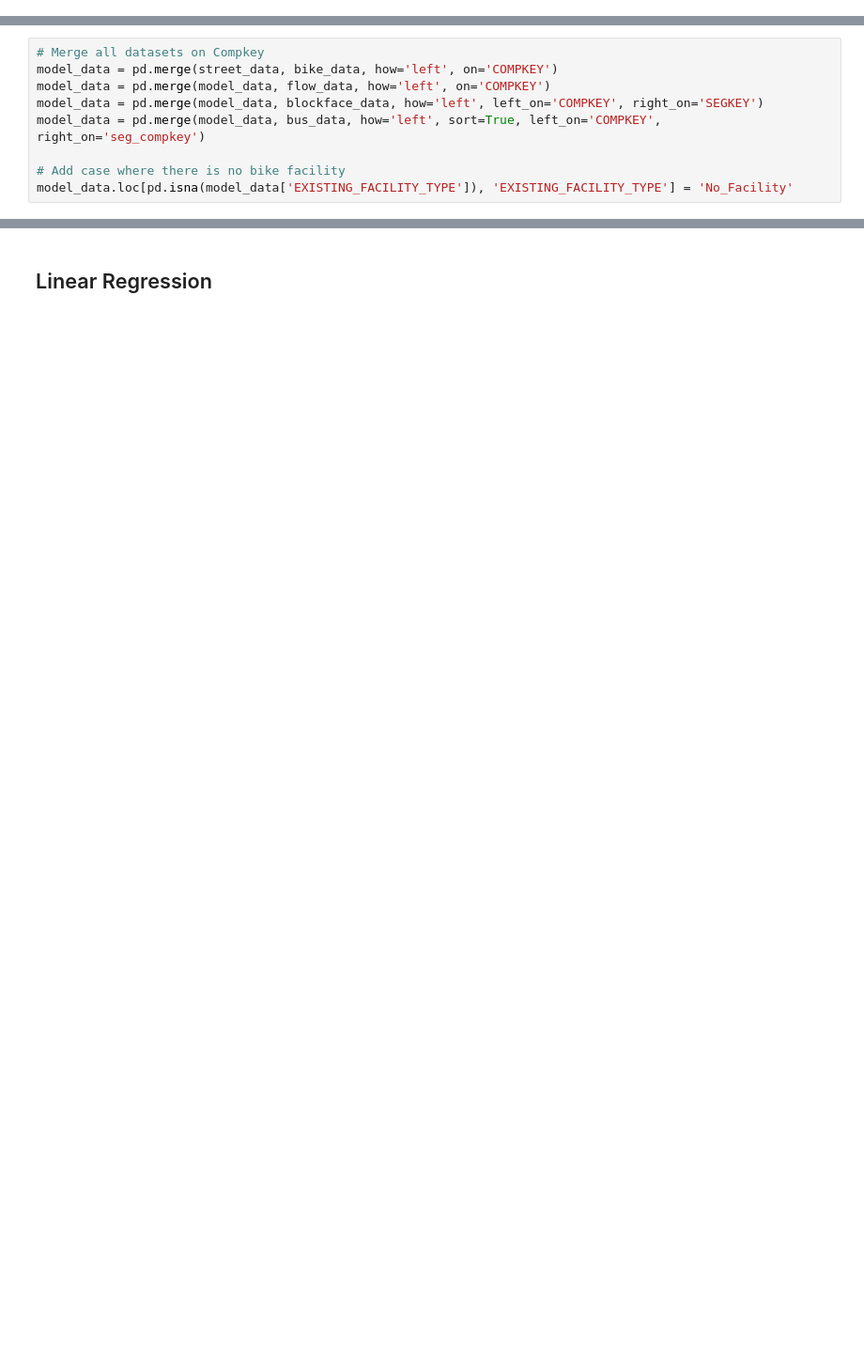
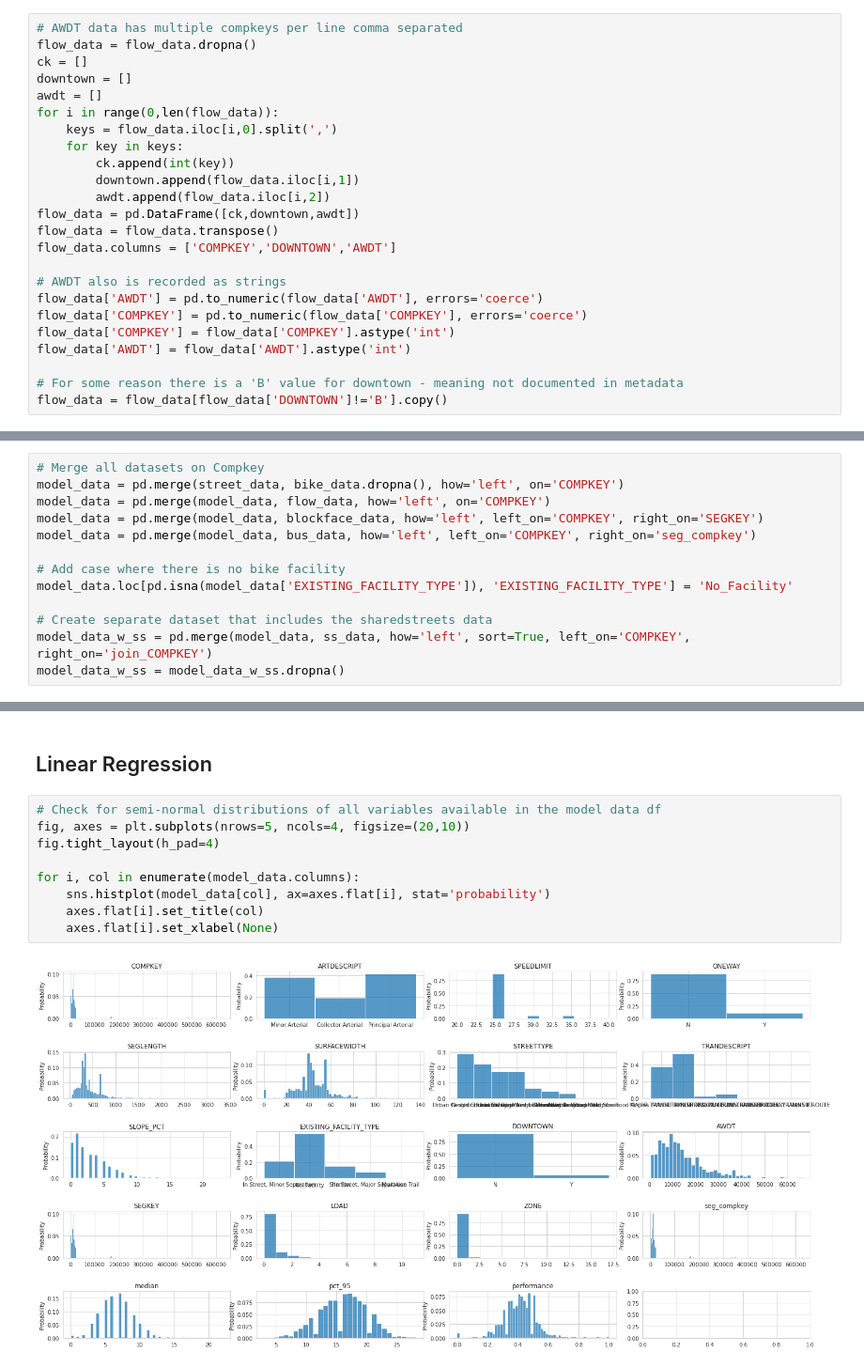
Before and after one commit to zackAemmer/transit_vis, a Jupyter notebook: transit_delay_modeling.ipynb, the cells around one changed output, grey strips where cells are left out. Shown at 94% size. Saved outputs shown, nothing was run; the diff lists cells and outputs as text; blank space fills up the shorter version.

Commit message:
Linear models

```diff
--- a/transit_delay_modeling.ipynb
+++ b/transit_delay_modeling.ipynb
@@ -58,3 +43,27 @@ flow_data['AWDT'] = flow_data['AWDT'].astype('int')
+# %%
+# AWDT data has multiple compkeys per line comma separated
+flow_data = flow_data.dropna()
+ck = []
+downtown = []
+awdt = []
+for i in range(0,len(flow_data)):
+    keys = flow_data.iloc[i,0].split(',')
+    for key in keys:
+        ck.append(int(key))
+        downtown.append(flow_data.iloc[i,1])
+        awdt.append(flow_data.iloc[i,2])
+flow_data = pd.DataFrame([ck,downtown,awdt])
+flow_data = flow_data.transpose()
+flow_data.columns = ['COMPKEY','DOWNTOWN','AWDT']
+
+# AWDT also is recorded as strings
+flow_data['AWDT'] = pd.to_numeric(flow_data['AWDT'], errors='coerce')
+flow_data['COMPKEY'] = pd.to_numeric(flow_data['COMPKEY'], errors='coerce')
+flow_data['COMPKEY'] = flow_data['COMPKEY'].astype('int')
+flow_data['AWDT'] = flow_data['AWDT'].astype('int')
+
+# For some reason there is a 'B' value for downtown - meaning not documented in metadata
+flow_data = flow_data[flow_data['DOWNTOWN']!='B'].copy()
 # %%
 # Bus data needs to be aggregated by compkey and median/95th pct calculated for each segment
 def percentile(n):
@@ -74,9 +105,13 @@ bus_data['performance'] = bus_data['median'] / bus_data['pct_95']
 # %%
 # Merge all datasets on Compkey
-model_data = pd.merge(street_data, bike_data, how='left', on='COMPKEY')
+model_data = pd.merge(street_data, bike_data.dropna(), how='left', on='COMPKEY')
 model_data = pd.merge(model_data, flow_data, how='left', on='COMPKEY')
 model_data = pd.merge(model_data, blockface_data, how='left', left_on='COMPKEY', right_on='SEGKEY')
-model_data = pd.merge(model_data, bus_data, how='left', sort=True, left_on='COMPKEY', right_on='seg_compkey')
+model_data = pd.merge(model_data, bus_data, how='left', left_on='COMPKEY', right_on='seg_compkey')
 
 # Add case where there is no bike facility
 model_data.loc[pd.isna(model_data['EXISTING_FACILITY_TYPE']), 'EXISTING_FACILITY_TYPE'] = 'No_Facility'
+
+# Create separate dataset that includes the sharedstreets data
+model_data_w_ss = pd.merge(model_data, ss_data, how='left', sort=True, left_on='COMPKEY', right_on='join_COMPKEY')
+model_data_w_ss = model_data_w_ss.dropna()
@@ -91,2 +165,13 @@ print(len(model_data))
 # %% [markdown]
 ## Linear Regression
+# %%
+# Check for semi-normal distributions of all variables available in the model data df
+fig, axes = plt.subplots(nrows=5, ncols=4, figsize=(20,10))
+fig.tight_layout(h_pad=4)
+
+for i, col in enumerate(model_data.columns):
+    sns.histplot(model_data[col], ax=axes.flat[i], stat='probability')
+    axes.flat[i].set_title(col)
+    axes.flat[i].set_xlabel(None)
+# %% [output]
+[figure, added]
```
Also changed, not shown: parts of 20 cells of this notebook.
